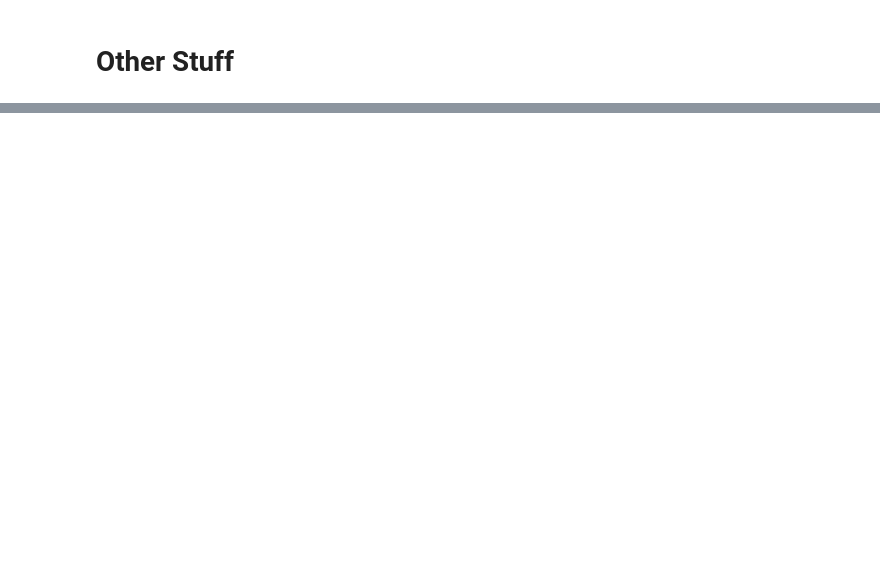
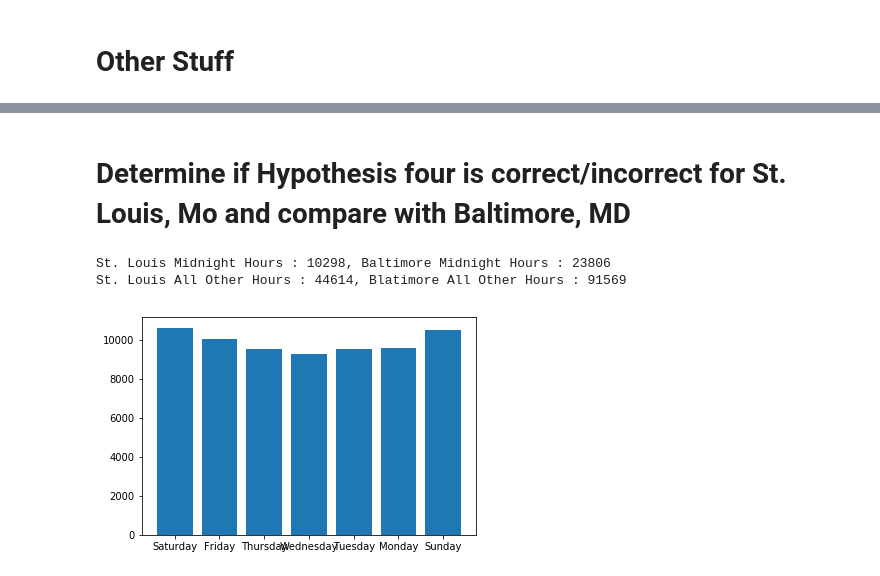
Before and after one commit to alanjeanpierre/crime-weather-exploration, a Jupyter notebook: ipynb/project.ipynb, the cells around one changed output, grey strips where cells are left out. Drawn from its saved outputs; the diff is of its cells as text; code cells hidden in the pictures; blank space fills up the shorter version.

Commit message:
Added St. Louis evaluation and started looking at Bar Closure Times and compared Baltimore and St. Louis Results

```diff
--- a/ipynb/project.ipynb
+++ b/ipynb/project.ipynb
@@ -221,0 +257,2 @@ plt.show()
+# %% [markdown]
+# Determine if Hypothesis four is correct/incorrect for St. Louis, Mo and compare with Baltimore, MD
@@ -221,0 +264,19 @@ plt.show()
+# %%
+smidHo = df.groupby(df.index.hour).count().sum() + df2.groupby(df2.index.hour).count().sum()
+sotherHo = df3.groupby(df3.index.hour).count().sum()
+print("St. Louis Midnight Hours : {}, Baltimore Midnight Hours : {}".format(smidHo[0], midHo[0]))
+print("St. Louis All Other Hours : {}, Blatimore All Other Hours : {}".format(sotherHo[0], otherHo[0]))
+# %% [output]
+St. Louis Midnight Hours : 10298, Baltimore Midnight Hours : 23806
+St. Louis All Other Hours : 44614, Blatimore All Other Hours : 91569
+# %%
+df4 = stl.dfv
+days = {}
+for val in df4.index:
+    day = calendar.day_name[val.weekday()]
+    days[day] = days.get(day, 0) + 1
+plt.bar(range(len(days)), days.values(), align = 'center')
+plt.xticks(range(len(days)), days.keys())
+plt.show()
+# %% [output]
+[figure, added]
```
Also changed, not shown: parts of 15 cells of this notebook.
